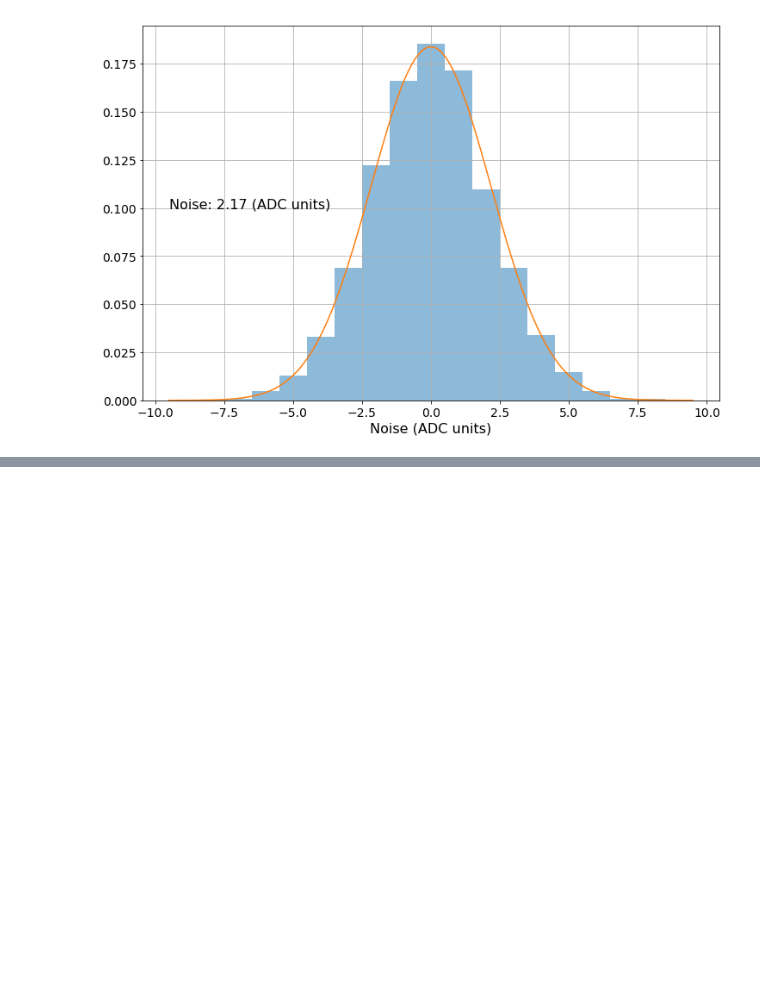
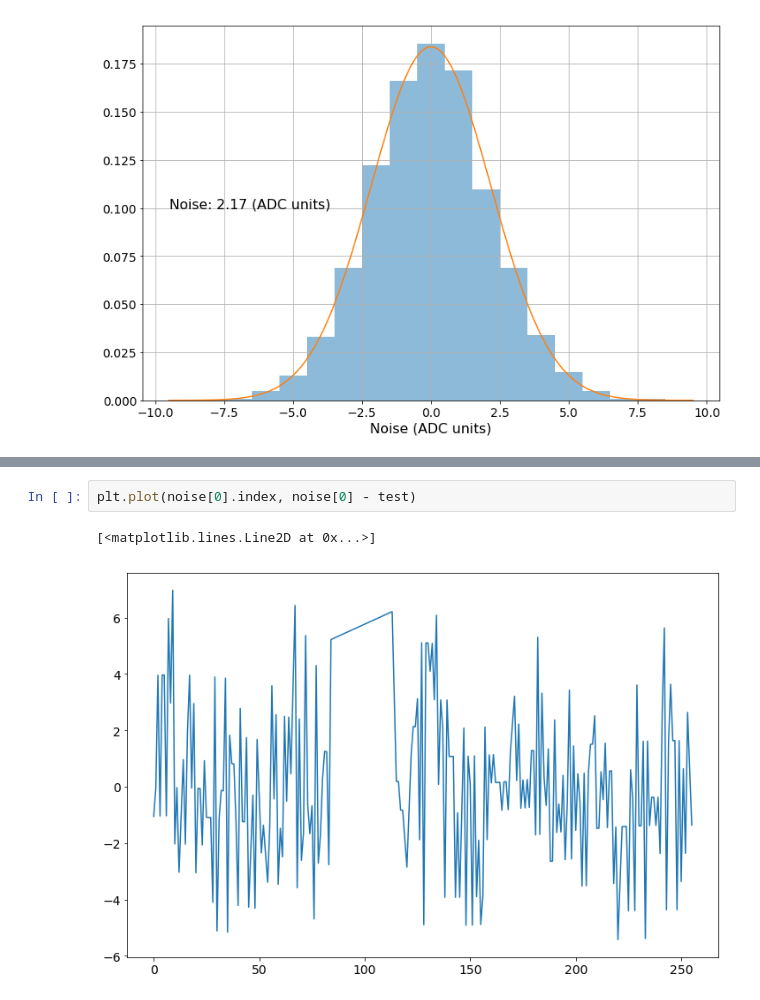
Before and after one commit to philippeller/waveform_analysis, a Jupyter notebook: example.ipynb, the cells around one changed output, grey strips where cells are left out. Cells and saved outputs as stored; diff of their text form; blank space fills up the shorter version.

```diff
--- a/example.ipynb
+++ b/example.ipynb
@@ -144,0 +163,5 @@ Text(-9.5, 0.1, 'Noise: 2.17 (ADC units)')
+# %%
+plt.plot(noise[0].index, noise[0] - test)
+# %% [output]
+[<matplotlib.lines.Line2D at 0x...>]
+[figure, added]
```
Also changed, not shown: parts of 9 cells of this notebook.
